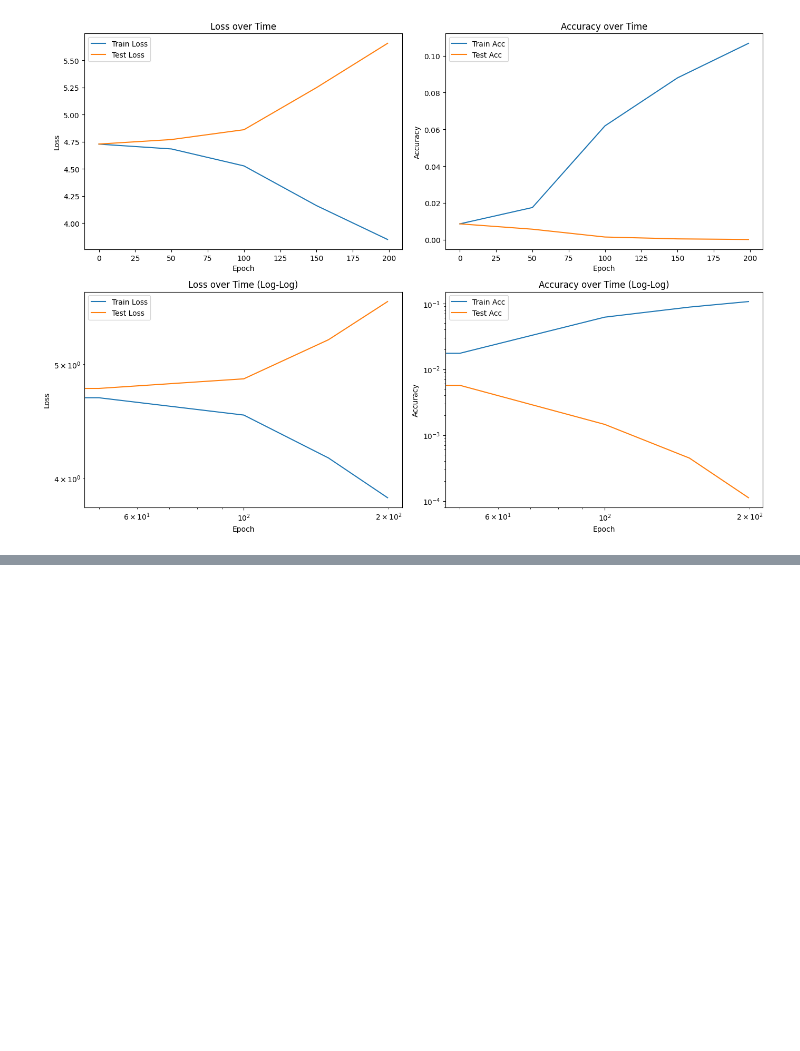
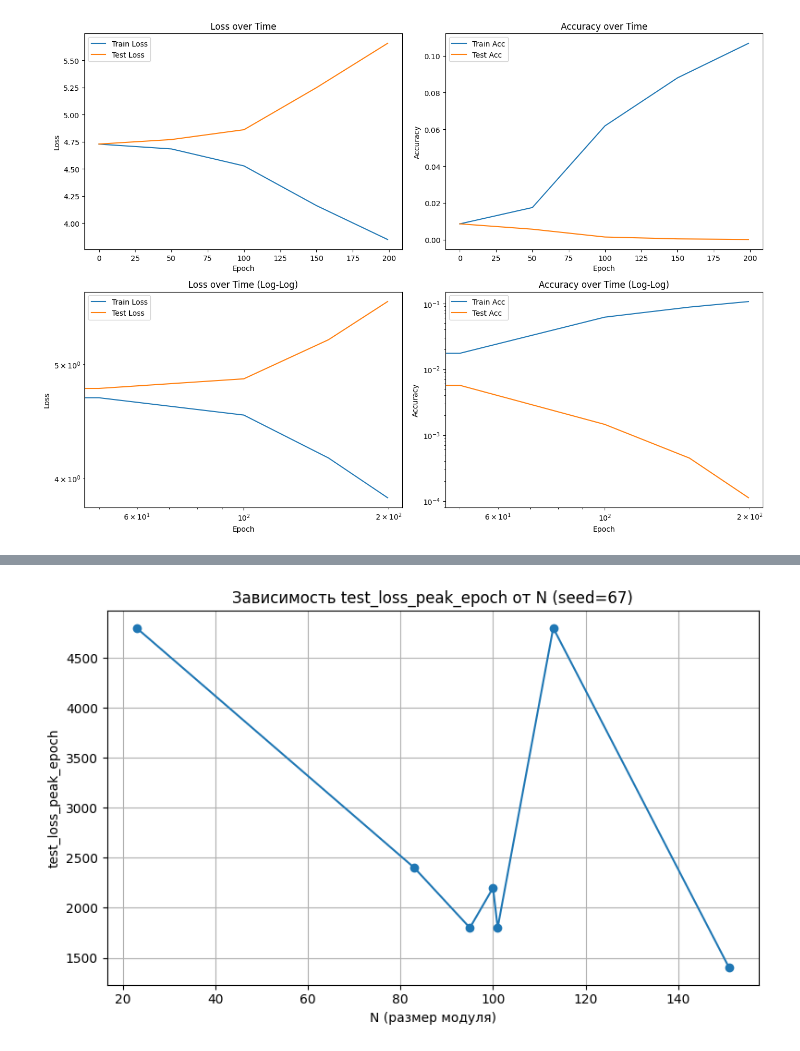
Before and after one commit to slimisgit/grokking, a Jupyter notebook: report.ipynb, the cells around one changed output, grey strips where cells are left out. Cells and saved outputs as stored; diff of their text form; code cells hidden in the pictures; blank space fills up the shorter version.

```diff
--- a/report.ipynb
+++ b/report.ipynb
@@ -437,0 +446,59 @@ From https://github.com/slimisgit/grokking
+# %%
+import json
+import os
+import matplotlib.pyplot as plt
+from pathlib import Path
+
+# Папка с результатами
+RESULTS_DIR = "results"
+TARGET_SEED = 67  # интересующий seed
+
+# Дефолтные гиперпараметры (из класса Grokking_Data)
+DEFAULTS = {
+    "fraction_train": 0.3,
+    "lr": 1e-3,
+    "weight_decay": 1.0,
+    "betas": (0.9, 0.98),
+    "epochs": 100000,
+}
+
+data = []  # список кортежей (N, test_loss_peak_epoch)
+
+for fpath in Path(RESULTS_DIR).glob("*.json"):
+    with open(fpath) as f:
+        exp = json.load(f)
+
+    # Фильтр по seed
+    if exp.get("seed") != TARGET_SEED:
+        continue
+
+
+    # Если test_loss_peak_epoch отсутствует или -1 (не подсчитан) — пропускаем
+    peak_epoch = exp.get("test_loss_peak_epoch", -1)
+    if peak_epoch == -1:
+        continue
+
+    N = exp.get("N")
+    if N is None:
+        continue
+
+    data.append((N, peak_epoch))
+
+# Сортируем по N
+data.sort(key=lambda x: x[0])
+
+if not data:
+    print("Нет данных для построения графика.")
+else:
+    Ns, peaks = zip(*data)
+
+    plt.figure(figsize=(8, 5))
+    plt.plot(Ns, peaks, marker='o', linestyle='-')
+    plt.xlabel("N (размер модуля)")
+    plt.ylabel("test_loss_peak_epoch")
+    plt.title(f"Зависимость test_loss_peak_epoch от N (seed={TARGET_SEED})")
+    plt.grid(True)
+    plt.tight_layout()
+    plt.show()
+# %% [output]
+[figure, added]
```
Also changed, not shown: parts of 3 cells of this notebook.
